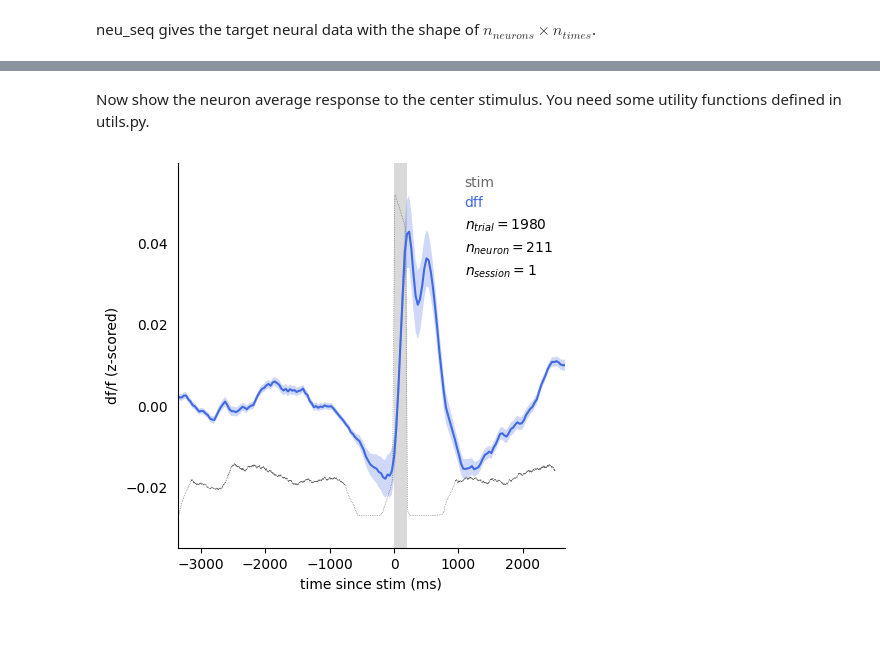
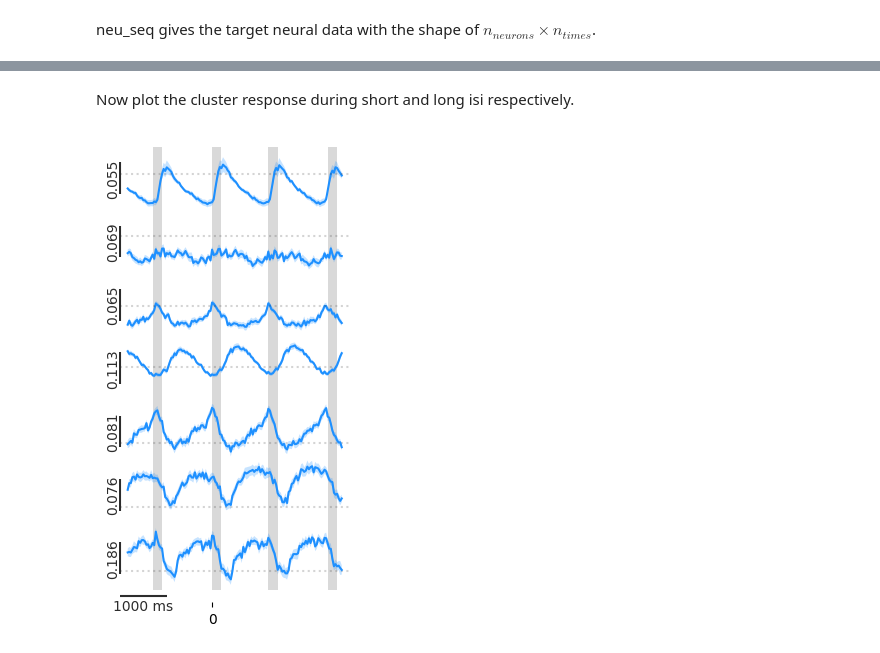
Before and after one commit to najafi-laboratory/2p_imaging, a Jupyter notebook: passive_interval_oddball_202412/notebooks/quick_start.ipynb, the cells around one changed output, grey strips where cells are left out. Drawn from its saved outputs; the diff is of its cells as text; code cells hidden in the pictures.

```diff
--- a/passive_interval_oddball_202412/notebooks/quick_start.ipynb
+++ b/passive_interval_oddball_202412/notebooks/quick_start.ipynb
@@ -57,11 +61,12 @@ Here, session_config_test is for cross subject analysis, while session_config_li
 # %%
 session_config_test = {
         'list_session_name' : {
-            'VTYH02_PPC_20250109_3331Random' : 'random',
-            #'VTYH02_PPC_20250116_1451ShortLong' : 'short_long',
+            #'VTYH02_PPC_20250109_3331Random' : 'random',
+            'VTYH02_PPC_20250218_1451ShortLong' : 'short_long',
+            'VTYH02_PPC_20250213_1451ShortLong' : 'short_long',
             #'VTYH02_PPC_20250122_4131FixJitterOdd' : 'fix_jitter_odd',
             },
-        'session_folder' : 'test',
+        'session_folder' : 'YH02VT',
         'sig_tag' : 'all',
         'force_label' : None,
         }
@@ -74,9 +79,15 @@ session_config_list_test = {
         '1':'Inh_VIP',
         '2':'Inh_SST',
         },
-    'subject_name' : 'test',
-    'output_filename' : 'test_PPC_passive.html'
+    'subject_name' : 'YH02VT',
+    'output_filename' : 'YH02VT_PPC_passive.html'
     }
+
+temp_folder = 'temp_'+session_config_list['subject_name']
+if not os.path.exists(os.path.join('results', 'temp_'+session_config_list['subject_name'])):
+    os.makedirs(os.path.join('results', 'temp_'+session_config_list['subject_name']))
+if not os.path.exists(os.path.join('results', 'temp_'+session_config_list['subject_name'], 'alignment_memmap')):
+    os.makedirs(os.path.join('results', 'temp_'+session_config_list['subject_name'], 'alignment_memmap'))
 # %% [markdown]
 Run this to get session configurations. There is only 1 session so the list will have only 1 element. The list structure is using for cross session or cross subject settings.
 # %%
@@ -169,0 +1784,3 @@ All the trialized neural data are in alignment. It has the following keys to acc
+# %%
+glm = run_glm()
+cluster_id = run_clustering()
@@ -170,3 +1805,9 @@ All the trialized neural data are in alignment. It has the following keys to acc
+# %%
+color0 = 'dimgrey'
+color1 = 'dodgerblue'
+color2 = 'springgreen'
+kernel_all = get_glm_cate(glm, list_labels, list_significance, cate)
+cluster_id, neu_labels = get_cluster_cate(cluster_id, list_labels, list_significance, cate)
 # %%
 print(alignment.keys())
 # %% [output]
@@ -289,2 +1919,0 @@ shape of neural data: (211, 180)
-# %% [markdown]
-Now show the neuron average response to the center stimulus. You need some utility functions defined in utils.py.
@@ -307,32 +1920,16 @@ def plot_vol(ax, st, sv, c, u, l):
-# %%
-cate = [-1]
-roi_id = None
-label_names = {'-1':'Exc', '1':'Inh_VIP', '2':'Inh_SST'}
-
-fig, ax = plt.subplots(1, 1, figsize=(5, 5))
-
-# collect data.
-[color0, _, color2, _], [neu_seq, _, stim_seq, stim_value], _, [n_trials, n_neurons] = get_neu_trial(
-    alignment, list_labels, list_significance, list_stim_labels,
-    trial_param=[[2,3,4,5], None, None, None, [1], [0]],
-    cate=cate, roi_id=roi_id)
-mean_neu, sem_neu = get_mean_sem(neu_seq)
-# compute bounds.
-upper = np.nanmax(mean_neu) + np.nanmax(sem_neu)
-lower = np.nanmin(mean_neu) - np.nanmax(sem_neu)
-# plot stimulus.
-ax.fill_between(
-    stim_seq[int(stim_seq.shape[0]/2),:],
-    lower - 0.1*(upper-lower), upper + 0.1*(upper-lower),
-    color=color0, edgecolor='none', alpha=0.25, step='mid')
-plot_vol(ax, alignment['stim_time'], stim_value.reshape(1,-1), color0, upper, lower)
-# plot neural traces.
-plot_mean_sem(ax, alignment['neu_time'], mean_neu, sem_neu, color2, None)
-# adjust layout.
-adjust_layout_neu(ax)
-ax.set_ylim([lower - 0.1*(upper-lower), upper + 0.1*(upper-lower)])
-ax.set_xlabel('time since stim (ms)')
-add_legend(ax, [color0, color2], ['stim', 'dff'], n_trials, n_neurons, n_sess, 'upper right')
-plt.show()
-# %% [output]
-[figure, removed]
+# %% [markdown]
+Now plot the cluster response during short and long isi respectively.
+# %%
+xlim = [-2000,3000]
+# get response within cluster.
+neu_mean_0, neu_sem_0 = get_mean_sem_cluster(neu_seq_0, n_clusters, cluster_id)
+neu_mean_1, neu_sem_1 = get_mean_sem_cluster(neu_seq_1, n_clusters, cluster_id)
+norm_params = [get_norm01_params(np.concatenate([neu_mean_0[ci,:], neu_mean_1[ci,:]])) for ci in range(n_clusters)]
+# %%
+fig, ax = plt.subplots(1, 1, figsize=(3, 6))
+plot_cluster_mean_sem(
+    ax, neu_mean_0, neu_sem_0,
+    alignment['neu_time'], norm_params,
+    stim_seq_0, [color0]*stim_seq_0.shape[0], [color1]*n_clusters, xlim)
+# %% [output]
+[figure, added]
```
Also changed, not shown: parts of 32 cells of this notebook, 15 other files.
